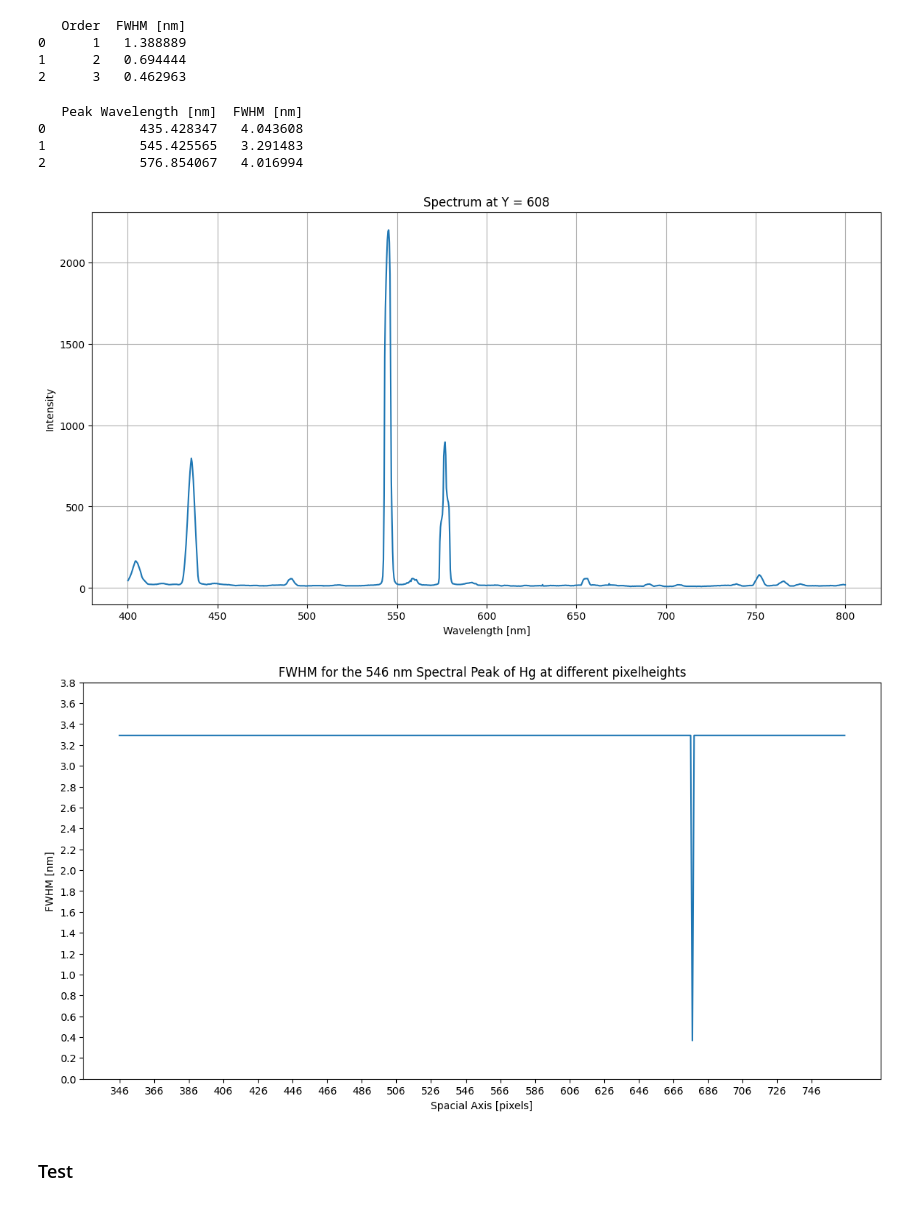
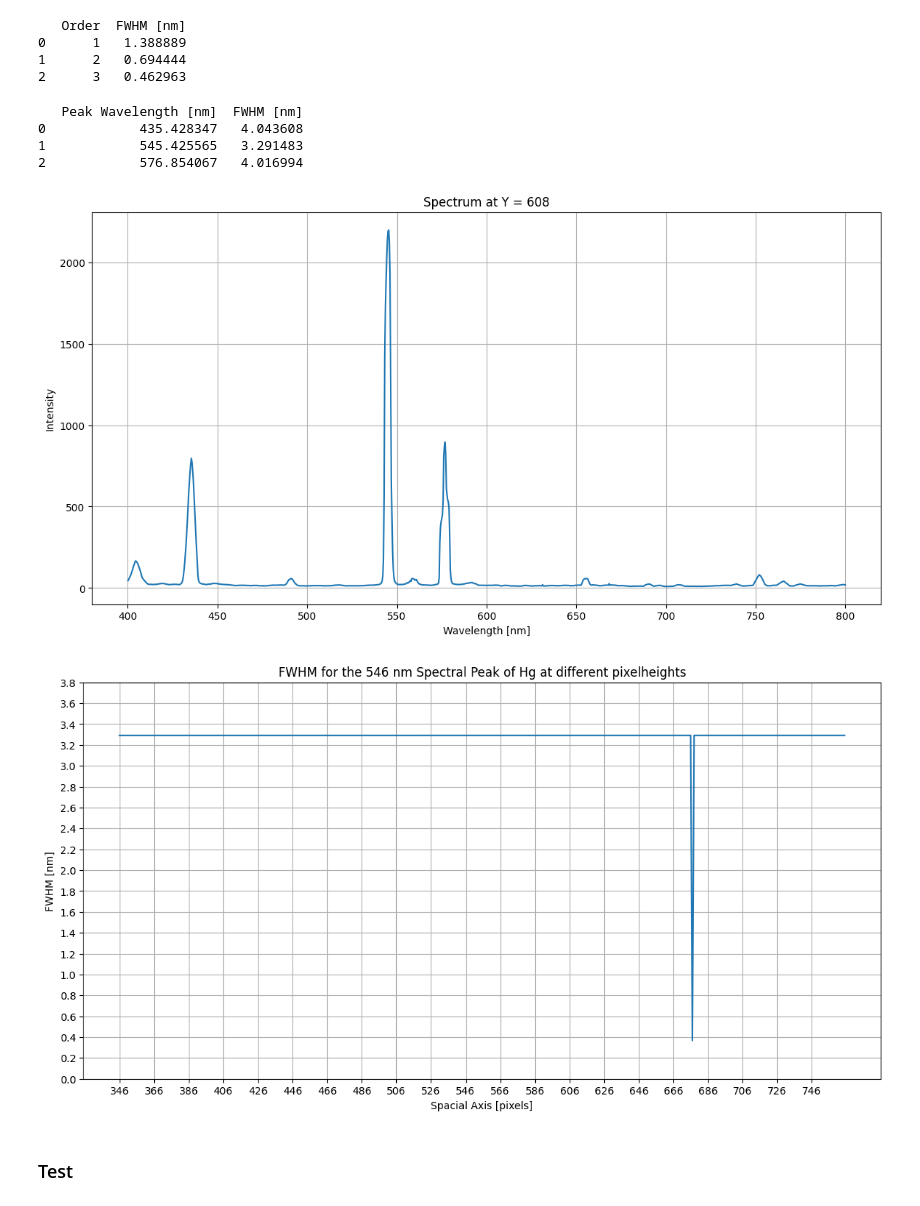
Before and after one commit to SkaugJr/TTK4265-OptiskFjernmaaling, a Jupyter notebook: Prosjekt1/01Spectral.ipynb, the cells around one changed output. Saved outputs shown, nothing was run; the diff lists cells and outputs as text; code cells hidden in the pictures.

```diff
--- a/Prosjekt1/01Spectral.ipynb
+++ b/Prosjekt1/01Spectral.ipynb
@@ -174,34 +173,35 @@ fwhm_arr3 = []
 
 # Loop through the specified range of rows
 for i in range(346, 766):
     peaks_wavelengths, fwhm_v = utils.find_peaks_and_fwhm(HgWave, HgSpec[i, :])
     fwhm_arr1.append(fwhm_v[0])
     fwhm_arr2.append(fwhm_v[1])
     fwhm_arr3.append(fwhm_v[2])
 
 plt.figure(figsize=(14, 7))
 plt.plot(HgWave, HgSpec[608, :])
 plt.xlabel('Wavelength [nm]')
 plt.ylabel('Intensity')
 plt.title('Spectrum at Y = 608')
 plt.grid(True)
 plt.show()
 
 plt.figure(figsize=(14, 7))
 plt.plot(np.arange(346, 766),fwhm_arr2)
 plt.xlabel('Spacial Axis [pixels]')
 plt.ylabel('FWHM [nm]')
 plt.title('FWHM for the 546 nm Spectral Peak of Hg at different pixelheights')
 plt.xticks(np.arange(346, 766, 20))
 plt.yticks(np.arange(0, 4, 0.2))
+plt.grid(True)
 plt.show()
 # %% [output]
    Peak Wavelength [nm]  FWHM [nm]
 0            435.428347   4.043608
 1            545.425565   3.291483
 2            576.854067   4.016994
 [figure]
-[figure, old version]
+[figure, new version]
 # %% [markdown]
 ### Test
 # %%
```
Also changed, not shown: parts of 1 cell of this notebook.
